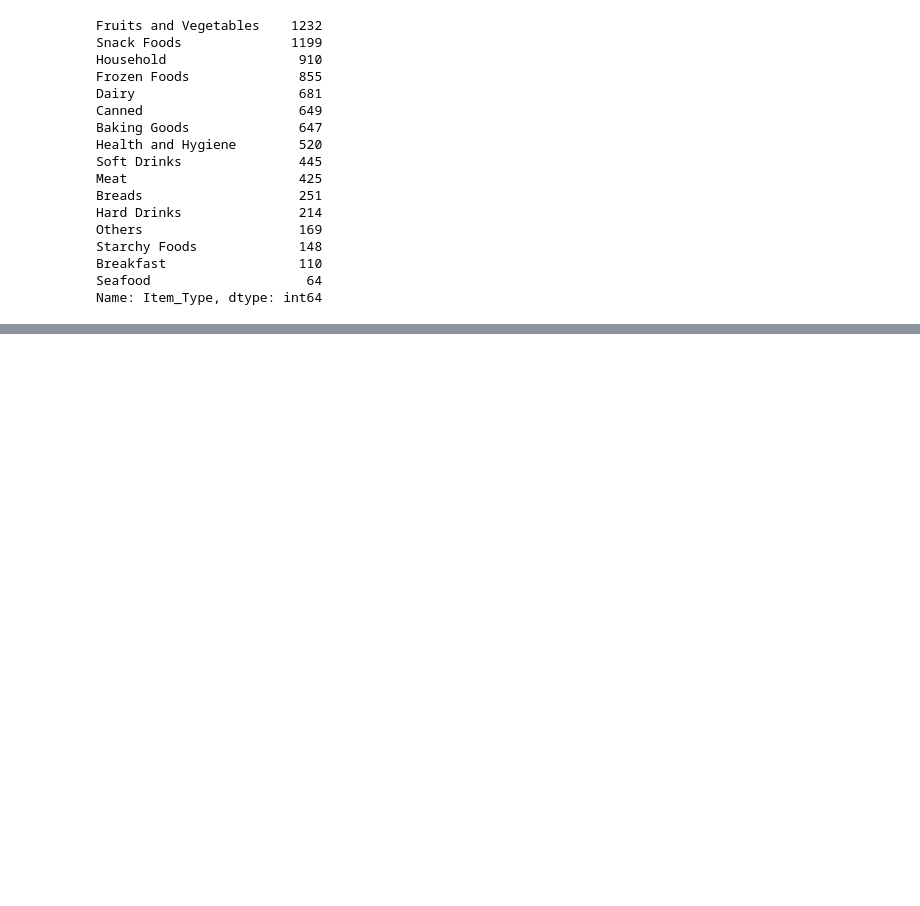
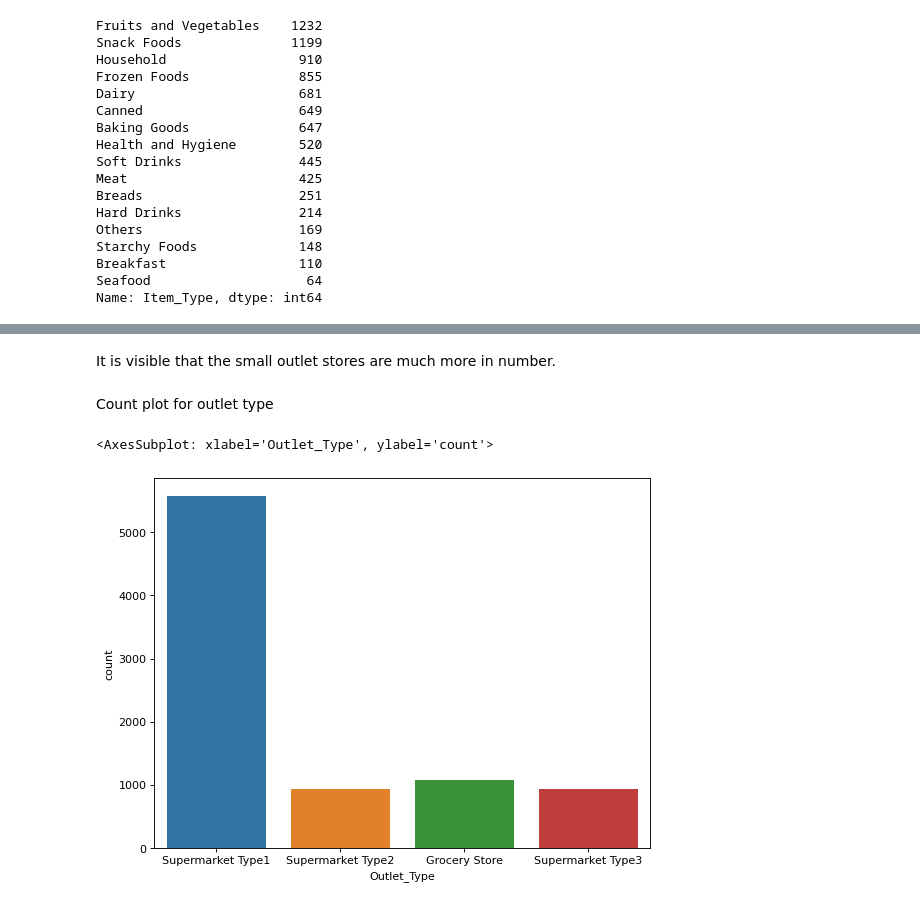
Before and after one commit to saikumaraili/sales-prediction, a Jupyter notebook: lib/bigmart-sales-prediction.ipynb, the cells around one changed output, grey strips where cells are left out. Saved outputs shown, nothing was run; the diff lists cells and outputs as text; code cells hidden in the pictures; blank space fills up the shorter version.

```diff
--- a/lib/bigmart-sales-prediction.ipynb
+++ b/lib/bigmart-sales-prediction.ipynb
@@ -286,0 +299,10 @@ Name: Item_Type, dtype: int64
+# %% [markdown]
+It is visible that the small outlet stores are much more in number.
+# %% [markdown]
+Count plot for outlet type
+# %%
+plt.figure(figsize=(8,6), dpi=80)
+sns.countplot(x='Outlet_Type', data=df)
+# %% [output]
+<AxesSubplot: xlabel='Outlet_Type', ylabel='count'>
+[figure, added]
```
Also changed, not shown: parts of 55 cells of this notebook.
